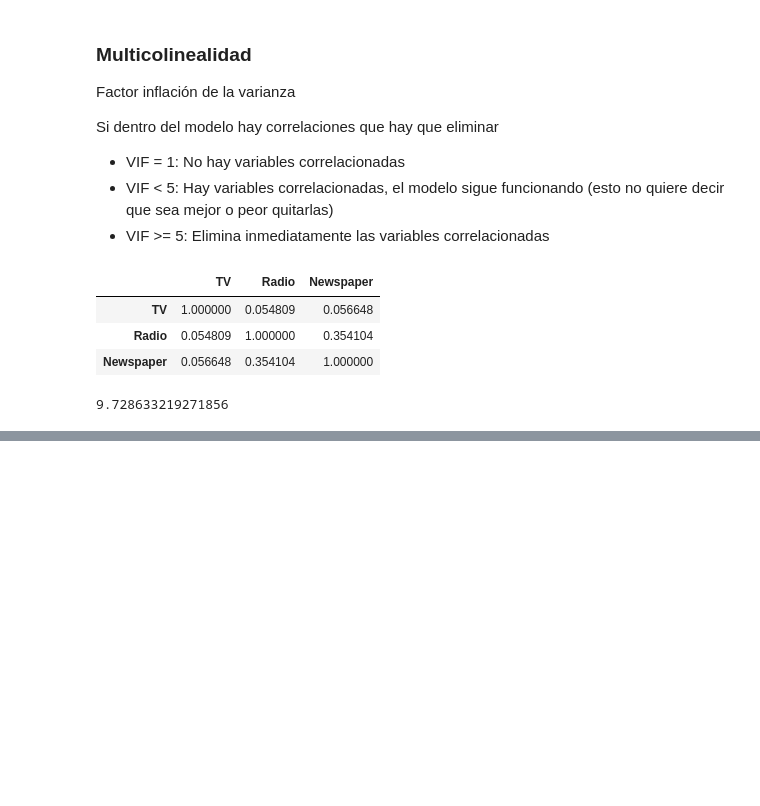
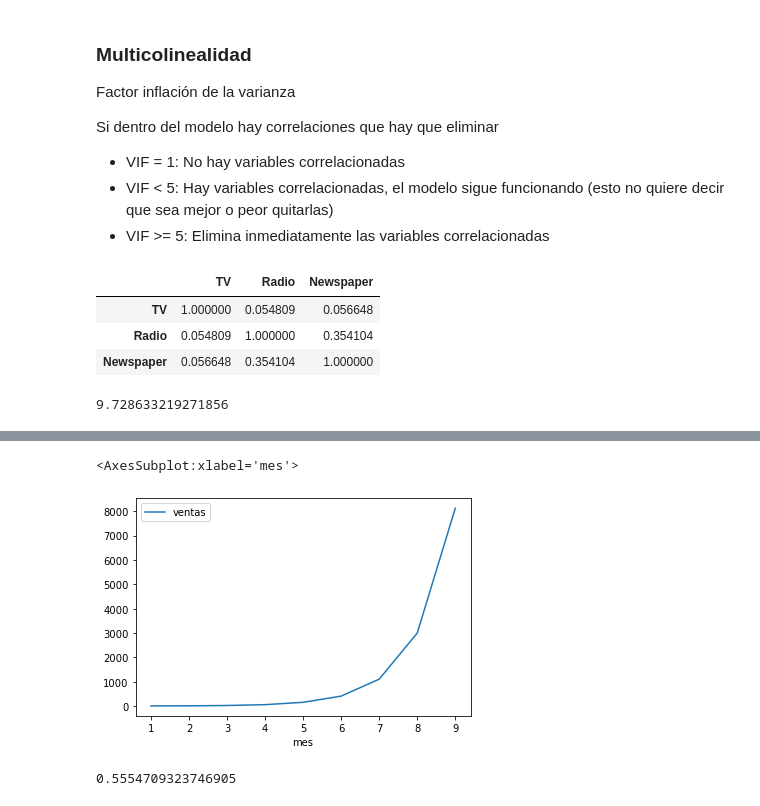
Before and after one commit to amarnathedison/caipc-amarnath, a Jupyter notebook: 08-regresion_lineal.ipynb, the cells around one changed output, grey strips where cells are left out. Drawn from its saved outputs; the diff is of its cells as text; code cells hidden in the pictures; blank space fills up the shorter version.

```diff
--- a/08-regresion_lineal.ipynb
+++ b/08-regresion_lineal.ipynb
@@ -284,0 +303,5 @@ lm_todo = smf.ols(formula= 'TV+Radio', data=anuncios).fit()
+# %%
+ventas_df.plot(kind='line', x='mes', y='ventas')
+# %% [output]
+<AxesSubplot:xlabel='mes'>
+[figure, added]
@@ -284,0 +310,4 @@ lm_todo = smf.ols(formula= 'TV+Radio', data=anuncios).fit()
+# %%
+regresion_hockey.rsquared
+# %% [output]
+0.5554709323746905
```
Also changed, not shown: parts of 37 cells of this notebook, 2 other files.
